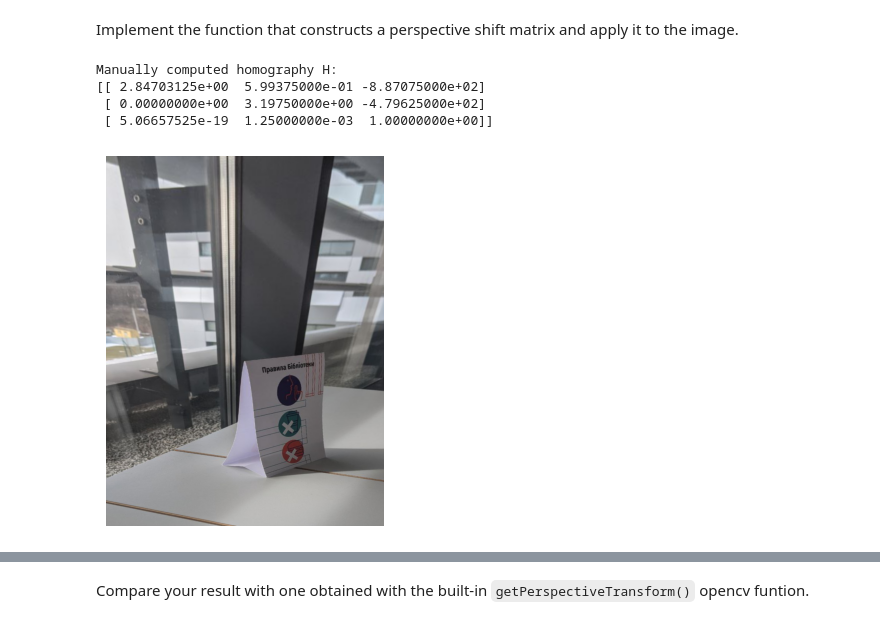
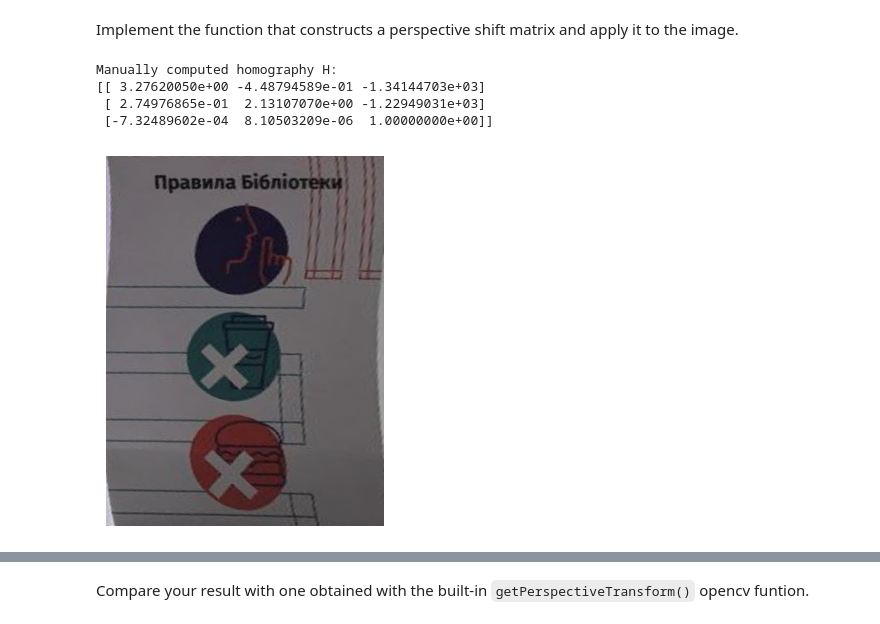
Before and after one commit to MunenNoKage/Lab_1_Transformation_Matrices, a Jupyter notebook: LA_Lab_1_template_2026.ipynb, the cells around one changed output, grey strips where cells are left out. Cells and saved outputs as stored; diff of their text form; code cells hidden in the pictures.

```diff
--- a/LA_Lab_1_template_2026.ipynb
+++ b/LA_Lab_1_template_2026.ipynb
@@ -952,38 +971,38 @@ def get_perspective_transform_matrix(source, destination):
 
 
 rows, cols, ch = image2.shape
 
 # Source quad: a trapezoid that models a rectangular object photographed at an angle.
 # The top edge is shorter and shifted inward (farther from camera),
 # the bottom edge is wider (closer to camera) -- classic perspective distortion.
 # Adjust these coordinates to match the actual corners of the subject in your image.
 source_points = np.float32([
-    [280,  150],  # top-left
-    [680,  150],  # top-right
-    [880, 1100],  # bottom-right
-    [ 80, 1100],  # bottom-left
+    [480,  515],  # top-left
+    [635,  495],  # top-right
+    [670, 800],  # bottom-right
+    [ 530, 880],  # bottom-left
 ])
 
 # Destination: a proper upright rectangle covering most of the output canvas.
 # Using the full image size so the rectified result fills the frame.
 destination_points = np.float32([
     [0,        0       ],
     [cols - 1, 0       ],
     [cols - 1, rows - 1],
     [0,        rows - 1],
 ])
 
 perspective_shift_m = get_perspective_transform_matrix(source_points, destination_points)
 print("Manually computed homography H:")
 print(perspective_shift_m)
 
 transformed = cv.warpPerspective(image2, perspective_shift_m, (cols, rows))
 
 cv2_imshow(transformed)
 ##### YOUR CODE ENDS #####
 # %% [output]
 Manually computed homography H:
-[[ 2.84703125e+00  5.99375000e-01 -8.87075000e+02]
- [ 0.00000000e+00  3.19750000e+00 -4.79625000e+02]
- [ 5.06657525e-19  1.25000000e-03  1.00000000e+00]]
+[[ 3.27620050e+00 -4.48794589e-01 -1.34144703e+03]
+ [ 2.74976865e-01  2.13107070e+00 -1.22949031e+03]
+ [-7.32489602e-04  8.10503209e-06  1.00000000e+00]]
-[figure, old version]
+[figure, new version]
```
Also changed, not shown: parts of 21 cells of this notebook.
